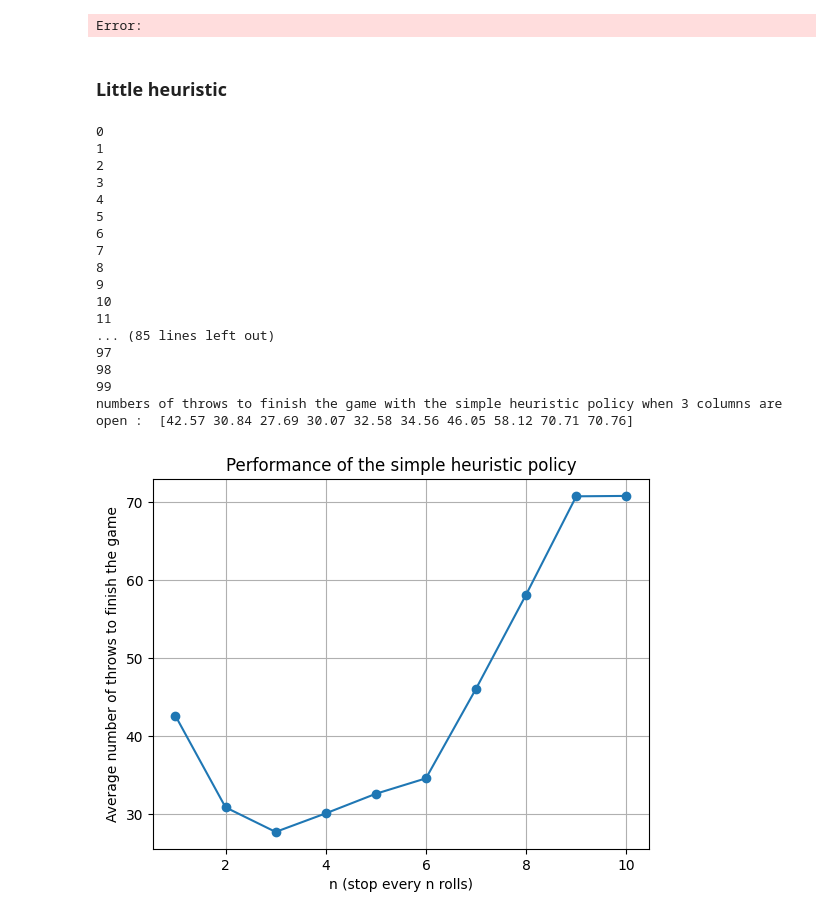
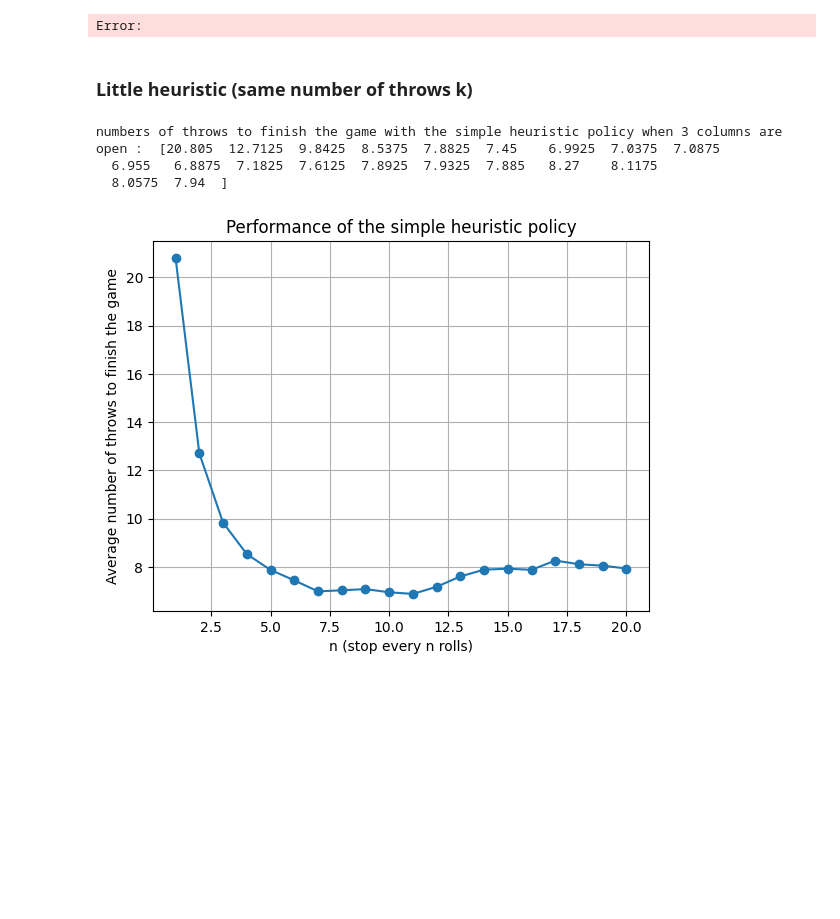
Before and after one commit to CamilleBernardB/Can-t-Stop-projet-IMI, a Jupyter notebook: 3 columns with numba.ipynb, the cells around one changed output. Saved outputs shown, nothing was run; the diff lists cells and outputs as text; code cells hidden in the pictures; blank space fills up the shorter version.

```diff
--- a/3 columns with numba.ipynb
+++ b/3 columns with numba.ipynb
@@ -615,7 +612,7 @@ def simulation_player_v1(lancers: list[list[tuple[int, int, int, int]]],
     alert_j, alert_i = 0,0
     V_max = Ns[col_3] + Ns[col_1] + Ns[col_2]
     _,policy = compute_V(Ns[col_1], Ns[col_2], Ns[col_3], actions, prob_array, V_max)
-    while x < Ns[col_1] or y < Ns[col_2] or z < Ns[col_3]: # stop if we finish the game
+    while x < Ns[col_1] and y < Ns[col_2] and z < Ns[col_3]: # stop if we finish the game
         i +=1
         #print(n_throw, j,i)
         if i == len(lancers[0]):
@@ -701,7 +698,7 @@ if V is None or policy is None:
 V et policy chargés depuis data
 # %%
 n_simu = 800
-lancers = simulation_lancers(n_simu = n_simu, n_manche=400, n_tour=300)
+lancers = simulation_lancers(n_simu = n_simu, n_manche=300, n_tour=200)
 # %%
 Ns = {2: 3, 4: 7, 11: 5}
 n = simulation_player_min_rolls(lancers[0], Ns, actions, pair_array, 2, 4, 11, False)
@@ -1172,7 +1169,7 @@ plt.show()
 # %% [output]
 Error:
 # %% [markdown]
-### Little heuristic
+### Little heuristic (same number of throws k)
 # %%
 from math import copysign
 def heuristic_simple(Ns, lancers, actions, pair_array, n = 5, verbose=False):
@@ -1181,7 +1178,7 @@ def heuristic_simple(Ns, lancers, actions, pair_array, n = 5, verbose=False):
     x, y, z = 0,0,0
     x_stop, y_stop, z_stop = 0, 0, 0
     j = -1
-    while x < Ns[6] or y < Ns[7] or z < Ns[8]:
+    while x < Ns[6] and y < Ns[7] and z < Ns[8]:
         dice = -1
         j += 1
         for _ in range(n):
@@ -1252,37 +1249,22 @@ def heuristic_simple(Ns, lancers, actions, pair_array, n = 5, verbose=False):
             print(f"End of round {n_round}, pos: ({x},{y},{z}), stop pos: ({x_stop},{y_stop},{z_stop})")
     return n_round
 # %%
-n_moy_heuristic_simple = np.zeros(10)
+import matplotlib.pyplot as plt
+n_moy_heuristic_simple = np.zeros(20)
 for k in range(n_simu):
-    print(k)
-    for n in range(1, 11):
+    for n in range(1, 21):
         n_heuristic_simple = heuristic_simple(Ns, lancers[k], actions, pair_array, n=n, verbose=False)
         n_moy_heuristic_simple[n-1] += n_heuristic_simple/n_simu
-print("numbers of throws to finish the game with the simple heuristic policy when 3 columns are open : ", n_moy_heuristic_simple)
 fig, ax = plt.subplots()
-ax.plot(range(1, 11), n_moy_heuristic_simple, marker='o')
+ax.plot(range(1, 21), n_moy_heuristic_simple, marker='o')
 ax.set_xlabel('n (stop every n rolls)')
 ax.set_ylabel('Average number of throws to finish the game')
 ax.set_title('Performance of the simple heuristic policy')
 ax.grid()
 plt.show()
 # %% [output]
-0
-1
-2
-3
-4
-5
-6
-7
-8
-9
-10
-11
-... (85 lines left out)
-97
-98
-99
-numbers of throws to finish the game with the simple heuristic policy when 3 columns are open :  [42.57 30.84 27.69 30.07 32.58 34.56 46.05 58.12 70.71 70.76]
+numbers of throws to finish the game with the simple heuristic policy when 3 columns are open :  [20.805  12.7125  9.8425  8.5375  7.8825  7.45    6.9925  7.0375  7.0875
+  6.955   6.8875  7.1825  7.6125  7.8925  7.9325  7.885   8.27    8.1175
+  8.0575  7.94  ]
-[figure, old version]
+[figure, new version]
 # %%
```
Also changed, not shown: parts of 9 cells of this notebook.
